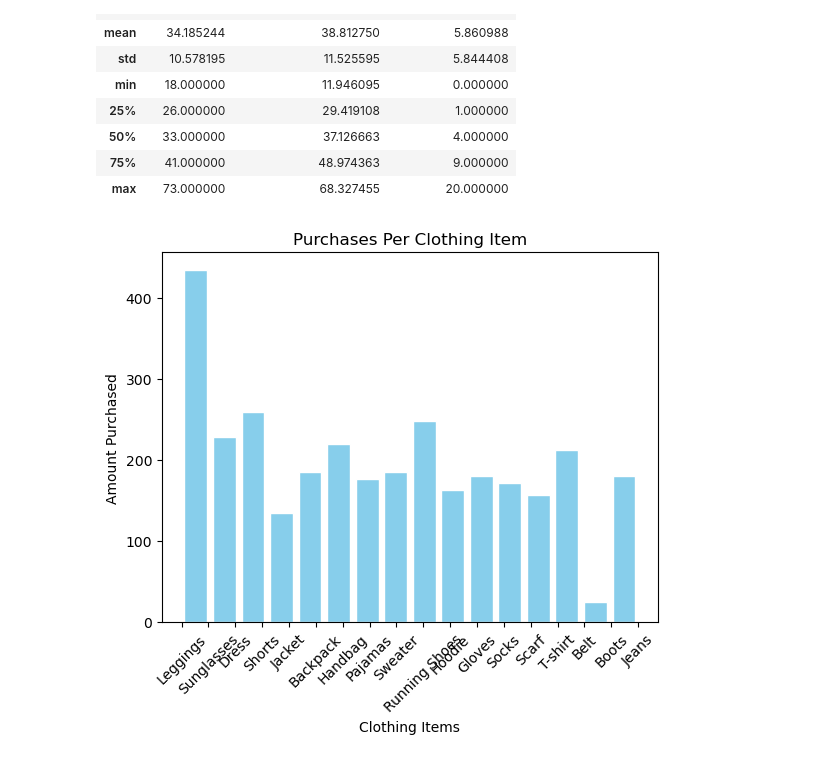
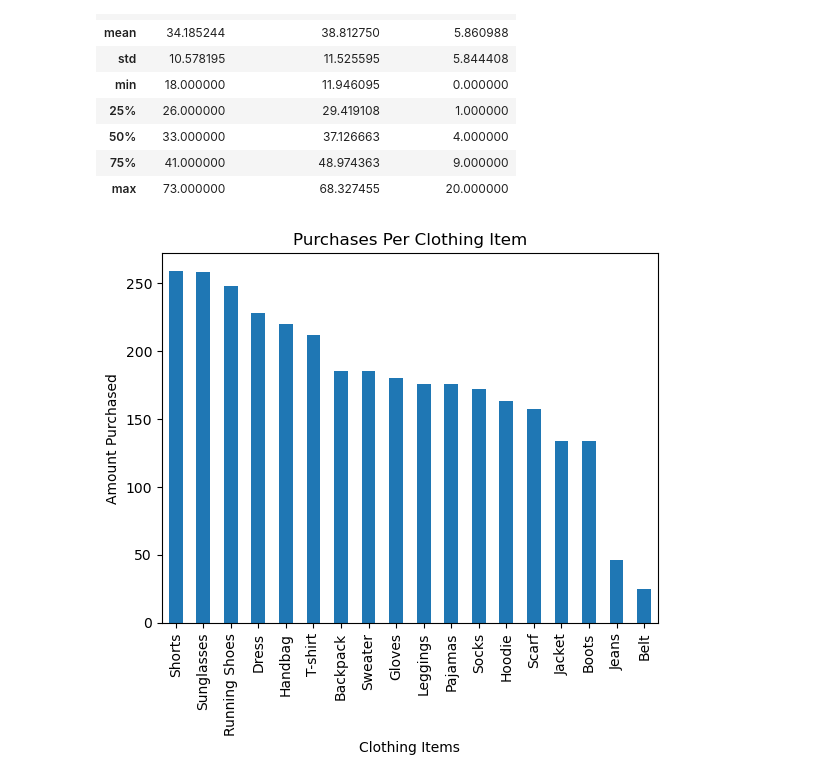
Before and after one commit to snalepa11/shopping-behavior-, a Jupyter notebook: explore.ipynb, the cells around one changed output. Cells and saved outputs as stored; diff of their text form; code cells hidden in the pictures.

```diff
--- a/explore.ipynb
+++ b/explore.ipynb
@@ -60,14 +60,15 @@ data.describe()
 | 75% | 41.000000 | 48.974363 | 9.000000 |
 | max | 73.000000 | 68.327455 | 20.000000 |
 # %%
-plt.hist(data['Item Purchased'], bins='auto', rwidth=0.8, edgecolor='white', color='skyblue')
+# plt.hist(data['Item Purchased'], rwidth=0.8, edgecolor='white', color='skyblue')
+data['Item Purchased'].value_counts().plot.bar()
 
 plt.title('Purchases Per Clothing Item')
 plt.xlabel('Clothing Items')
-plt.xticks(rotation=45)
+plt.xticks(rotation=90)
 plt.ylabel('Amount Purchased')
 # plt.figure(figsize=(12, 6))
 plt.show()
 # %% [output]
-[figure, old version]
+[figure, new version]
 # %%
```
Also changed, not shown: parts of 6 cells of this notebook, 1 other file.
